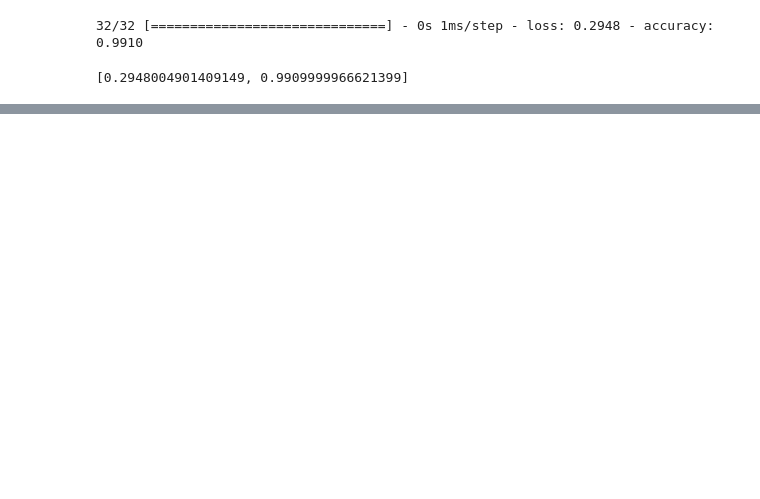
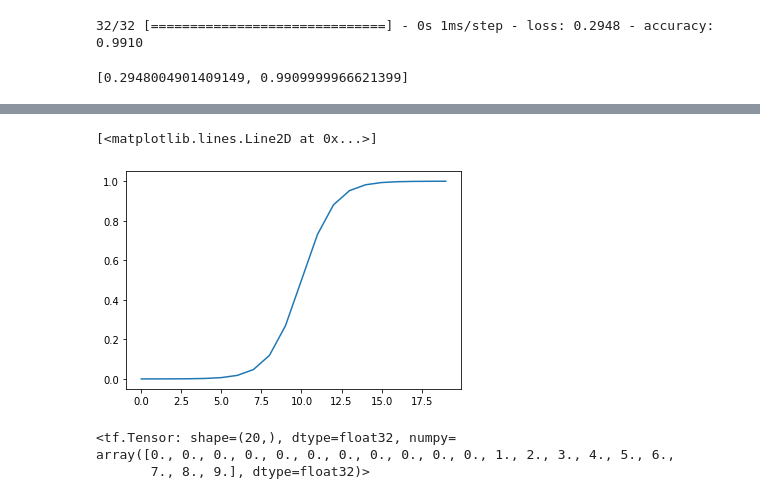
Before and after one commit to pratikktiwari/Deep-Learning, a Jupyter notebook: 02_Neural_Network_Classification.ipynb, the cells around one changed output, grey strips where cells are left out. Saved outputs shown, nothing was run; the diff lists cells and outputs as text; code cells hidden in the pictures; blank space fills up the shorter version.

```diff
--- a/02_Neural_Network_Classification.ipynb
+++ b/02_Neural_Network_Classification.ipynb
@@ -546,0 +565,7 @@ TypeError: ignored
+# %%
+# Let's start by replicating sigmoid - sigmoid(x) = 1 / 1 (1 + ep(-x))
+def sigmoid(x):
+  return 1 / (1 + tf.exp(-x))
+
+# Use the sigmoid function on our toy tensor
+sigmoid(A)
@@ -546,0 +580,17 @@ TypeError: ignored
+# %%
+# Plot our toy tensor transformed by sigmoid
+plt.plot(sigmoid(A))
+# %% [output]
+[<matplotlib.lines.Line2D at 0x...>]
+[figure, added]
+# %%
+# Let's recreate the relu function
+def relu(x):
+  return tf.maximum(0, x)
+
+# Pass our toy tensor to our custom relu function
+relu(A)
+# %% [output]
+<tf.Tensor: shape=(20,), dtype=float32, numpy=
+array([0., 0., 0., 0., 0., 0., 0., 0., 0., 0., 0., 1., 2., 3., 4., 5., 6.,
+       7., 8., 9.], dtype=float32)>
```
Also changed, not shown: parts of 32 cells of this notebook.
